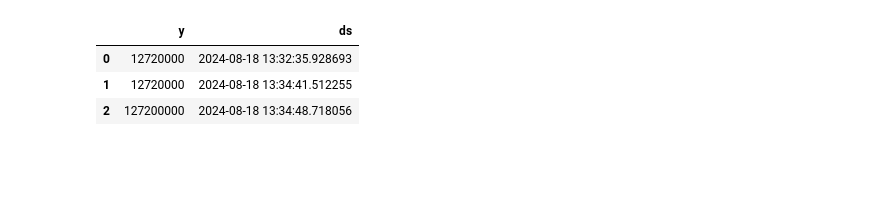
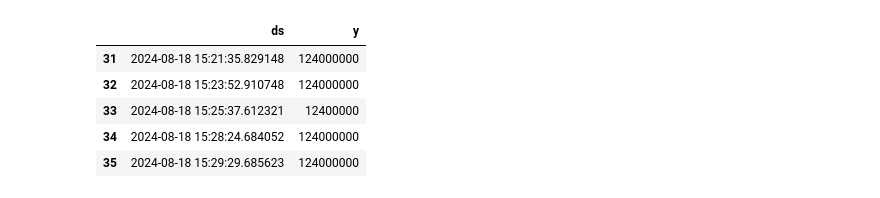
Before and after one commit to balojey/pranatics, a Jupyter notebook: playground/hedera_data_demo.ipynb, the cells around one changed output. Cells and saved outputs as stored; diff of their text form; code cells hidden in the pictures; blank space fills up the shorter version.

```diff
--- a/playground/hedera_data_demo.ipynb
+++ b/playground/hedera_data_demo.ipynb
@@ -77,13 +100,15 @@ conn.sql("""
 # %%
 df = conn.sql("""
-    SELECT * FROM contract_call
+    SELECT ds, y FROM contract_call
 """).to_df()
-df.head()
+df.tail()
 # %% [output]
-|  | y | ds |
-| 0 | 12720000 | 2024-08-18 13:32:35.928693 |
-| 1 | 12720000 | 2024-08-18 13:34:41.512255 |
-| 2 | 127200000 | 2024-08-18 13:34:48.718056 |
+|  | ds | y |
+| 31 | 2024-08-18 15:21:35.829148 | 124000000 |
+| 32 | 2024-08-18 15:23:52.910748 | 124000000 |
+| 33 | 2024-08-18 15:25:37.612321 | 12400000 |
+| 34 | 2024-08-18 15:28:24.684052 | 124000000 |
+| 35 | 2024-08-18 15:29:29.685623 | 124000000 |
 # %%
 m.fit(df)
 future = m.make_future_dataframe(periods=1, freq="H")
```
Also changed, not shown: parts of 10 cells of this notebook.
